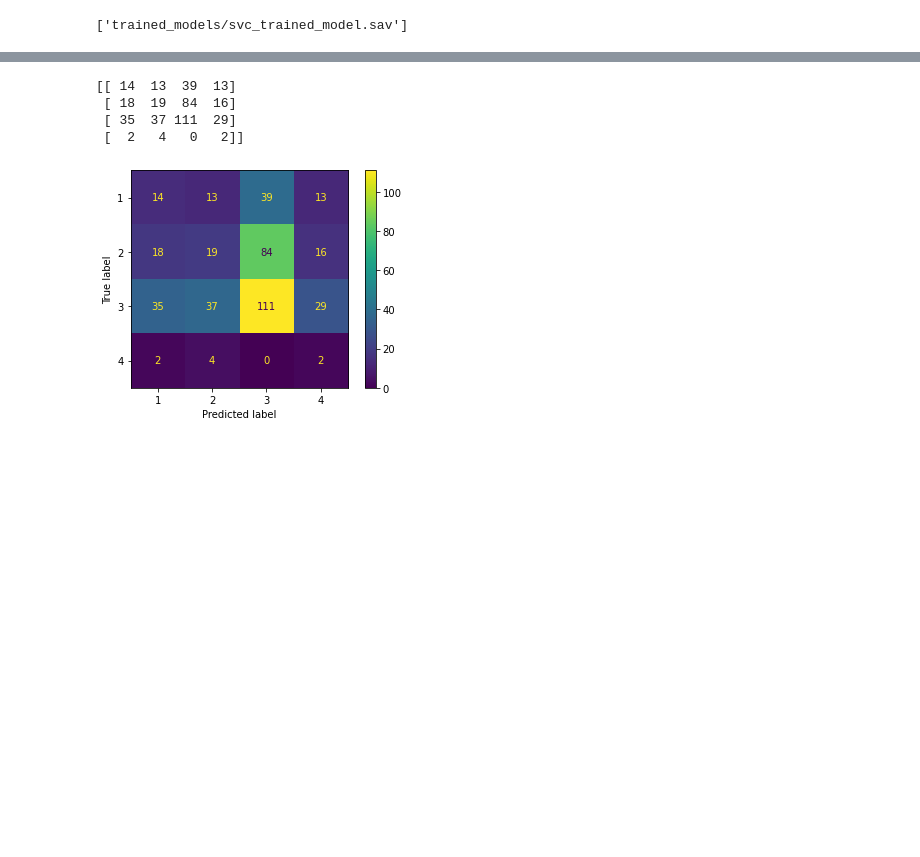
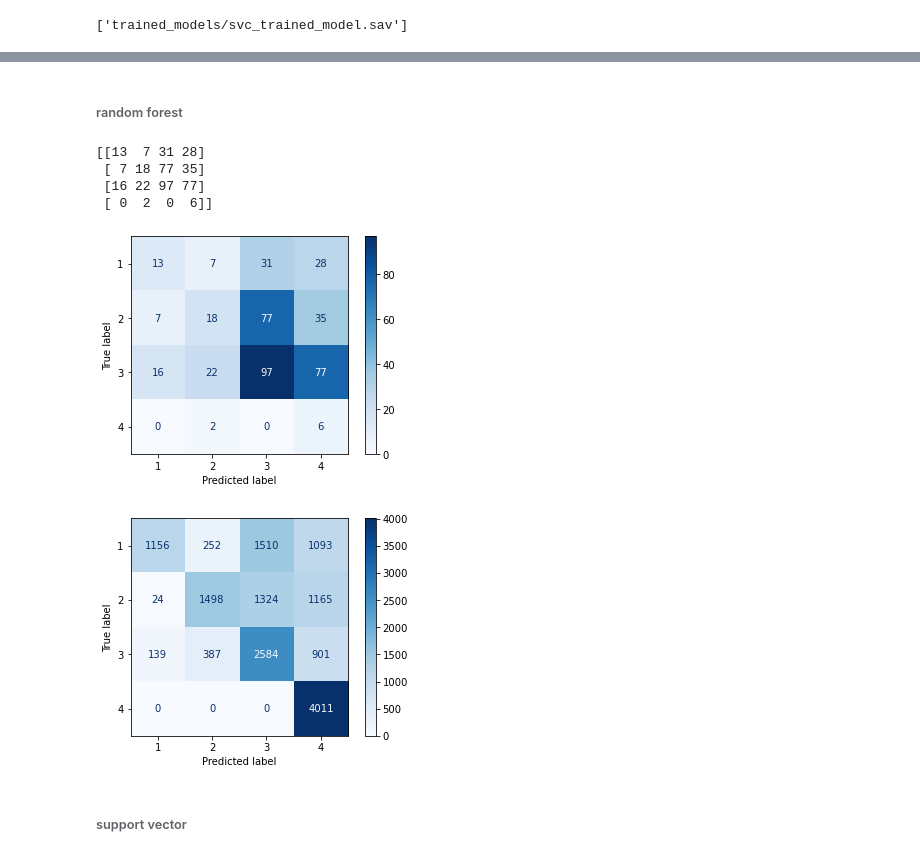
Before and after one commit to NingyueZhou/CATHpre, a Jupyter notebook: CATHpre.ipynb, the cells around one changed output, grey strips where cells are left out. Cells and saved outputs as stored; diff of their text form; code cells hidden in the pictures; blank space fills up the shorter version.

```diff
--- a/CATHpre.ipynb
+++ b/CATHpre.ipynb
@@ -424,3 +432,13 @@ KeyError: "['tmp_key'] not found in axis"
+# %%
+X_train_up = X_up.drop(['class_label', 'group'], axis=1)
+y_train_up = X_up['class_label']
+
+categories_one_col = list(aas_2_int.values())
+categories = [categories_one_col for i in range(fixed_length)]
+
+enc = OneHotEncoder(handle_unknown='error', categories=categories)
+X_train_up = pd.DataFrame(enc.fit_transform(X_train_up).toarray())
+X_test = pd.DataFrame(enc.fit_transform(X_test).toarray())
 # %% [markdown]
 Downsapling the majority classes.
 # %%
@@ -659,14 +677,14 @@ Model selection using 5-fold cross validation, inclusive hyperparameter tuning.
 # %%
 # Perform cross-validation to optimize hyperparameters
 #cv = StratifiedKFold(n_splits=5, shuffle=True, random_state=0)
-cv = StratifiedGroupKFold(n_splits=5, shuffle=False, random_state=0)
+cv = StratifiedGroupKFold(n_splits=5, shuffle=True, random_state=0)
 groups = X_up['group']
 
 ann_model = MLPClassifier(activation='relu', solver='adam', max_iter=100, early_stopping=True, random_state=0, n_iter_no_change=5)
 
 ann_params = {
-    'hidden_layer_sizes': [(50, 50), (50, 50, 50), (100, 100)],
-    'learning_rate_init': [0.1, 0.01, 0.001]}#,'activation':['relu', 'tanh', 'logistic']}
+    'hidden_layer_sizes': [(50, 50, 50), (100, 100), (100, 100, 100)],
+    'learning_rate_init': [0.01, 0.001]}#,'activation':['relu', 'tanh', 'logistic']}
 
 scoring = {'Accuracy': 'accuracy', 'AUC': 'roc_auc_ovo', 'F1': 'f1_macro'}  # for balanced data
 #scoring = {'Accuracy': 'balanced_accuracy', 'AUC': 'roc_auc_ovo_weighted', 'F1': 'f1_weighted'}  # if working with imbalanced data
@@ -674,4 +692,5 @@ scoring = {'Accuracy': 'accuracy', 'AUC': 'roc_auc_ovo', 'F1': 'f1_macro'}  # fo
 ann_grid = GridSearchCV(estimator=ann_model, cv=cv, param_grid=ann_params, return_train_score=True, scoring=scoring, refit='AUC', verbose=3)
 ann_grid.fit(X_train_up, y_train_up, groups=groups)
 #ann_grid.fit(X_train, y_train)
+#ann_grid.fit(X_train_down, y_train_down)
 # %% [output]
@@ -690,8 +726,10 @@ NameError: name 'get_ipython' is not defined
 # %%
 # Perform cross-validation to optimize hyperparameters
 cv = StratifiedKFold(n_splits=5, shuffle=True, random_state=0)
+#cv = StratifiedGroupKFold(n_splits=5, shuffle=True, random_state=0)
+#groups = X_up['group']
 
-rfc_model = RandomForestClassifier(n_estimators=100, max_depth=8, random_state=0, oob_score=True, criterion='gini')
+rfc_model = RandomForestClassifier(random_state=0, oob_score=True, criterion='gini')
 
 rfc_params = {
     'n_estimators': [100, 300],
@@ -704,5 +742,6 @@ scoring = {'Accuracy': 'accuracy', 'AUC': 'roc_auc_ovo', 'F1': 'f1_macro'}  # fo
 #scoring = {'Accuracy': 'balanced_accuracy', 'AUC': 'roc_auc_ovo_weighted', 'F1': 'f1_weighted'}  # if working with imbalanced data
 
 rfc_grid = GridSearchCV(estimator=rfc_model, param_grid=rfc_params, cv=cv, return_train_score=True, scoring=scoring, refit='AUC', verbose=3)
-rfc_grid.fit(X_train_up, y_train_up)
+rfc_grid.fit(X_train_up, y_train_up)#, groups=groups)
+#rfc_grid.fit(X_train, y_train)
 # %% [output]
@@ -720,12 +763,14 @@ GridSearchCV(cv=StratifiedKFold(n_splits=5, random_state=0, shuffle=True),
 # %%
 # Perform cross-validation to optimize hyperparameters
 cv = StratifiedKFold(n_splits=5, shuffle=True, random_state=0)
+#cv = StratifiedGroupKFold(n_splits=5, shuffle=True, random_state=0)
+#groups = X_up['group']
 
-svc_model = SVC(random_state=0, probability=True, kernel='rbf')
+svc_model = SVC(random_state=0, probability=True, kernel='rbf', C=1)
 
 svc_params = {
-    'C': [0.1, 1],
-    'gamma': [0.001, 'scale', 'auto'],
+    #'C': [0.1, 1],
+    'gamma': ['scale', 'auto'],#0.001, 'auto'
     #'kernel': ['rbf', 'poly', 'sigmoid']
 }
 
@@ -733,5 +778,6 @@ scoring = {'Accuracy': 'accuracy', 'AUC': 'roc_auc_ovo', 'F1': 'f1_macro'}  # fo
 #scoring = {'Accuracy': 'balanced_accuracy', 'AUC': 'roc_auc_ovo_weighted', 'F1': 'f1_weighted'}  # if working with imbalanced data
 
 svc_grid = GridSearchCV(estimator=svc_model, param_grid=svc_params, cv=cv, return_train_score=True, scoring=scoring, refit='AUC', verbose=3)
-svc_grid.fit(X_train_up, y_train_up)
+svc_grid.fit(X_train_up, y_train_up)#, groups=groups)
+#svc_grid.fit(X_train, y_train)
 # %% [output]
@@ -961,20 +1020,24 @@ plt.show()
+# %% [markdown]
+###### random forest
 # %%
-# random forest
 # Calculate confusion matrix (showing tp, fp, tn, fn)
 rfc_cm = confusion_matrix(y_test, rfc_y_pred)
 print(rfc_cm)
 
 # plot confusion matrix
-plot_confusion_matrix(best_rfc_model, X_test, y_test)
+plot_confusion_matrix(best_rfc_model, X_test, y_test, cmap=plt.cm.Blues)
 plt.show()
 
 # plot confusion matrix (on train set)
-plot_confusion_matrix(best_rfc_model, X_train_up, y_train_up)
+plot_confusion_matrix(best_rfc_model, X_train_up, y_train_up, cmap=plt.cm.Blues)
 plt.show()
 # %% [output]
-[[ 14  13  39  13]
- [ 18  19  84  16]
- [ 35  37 111  29]
- [  2   4   0   2]]
+[[13  7 31 28]
+ [ 7 18 77 35]
+ [16 22 97 77]
+ [ 0  2  0  6]]
-[figure, old version]
+[figure, new version]
+[figure, added]
+# %% [markdown]
+###### support vector
 # %%
```
Also changed, not shown: parts of 50 cells of this notebook, 2 other files.
